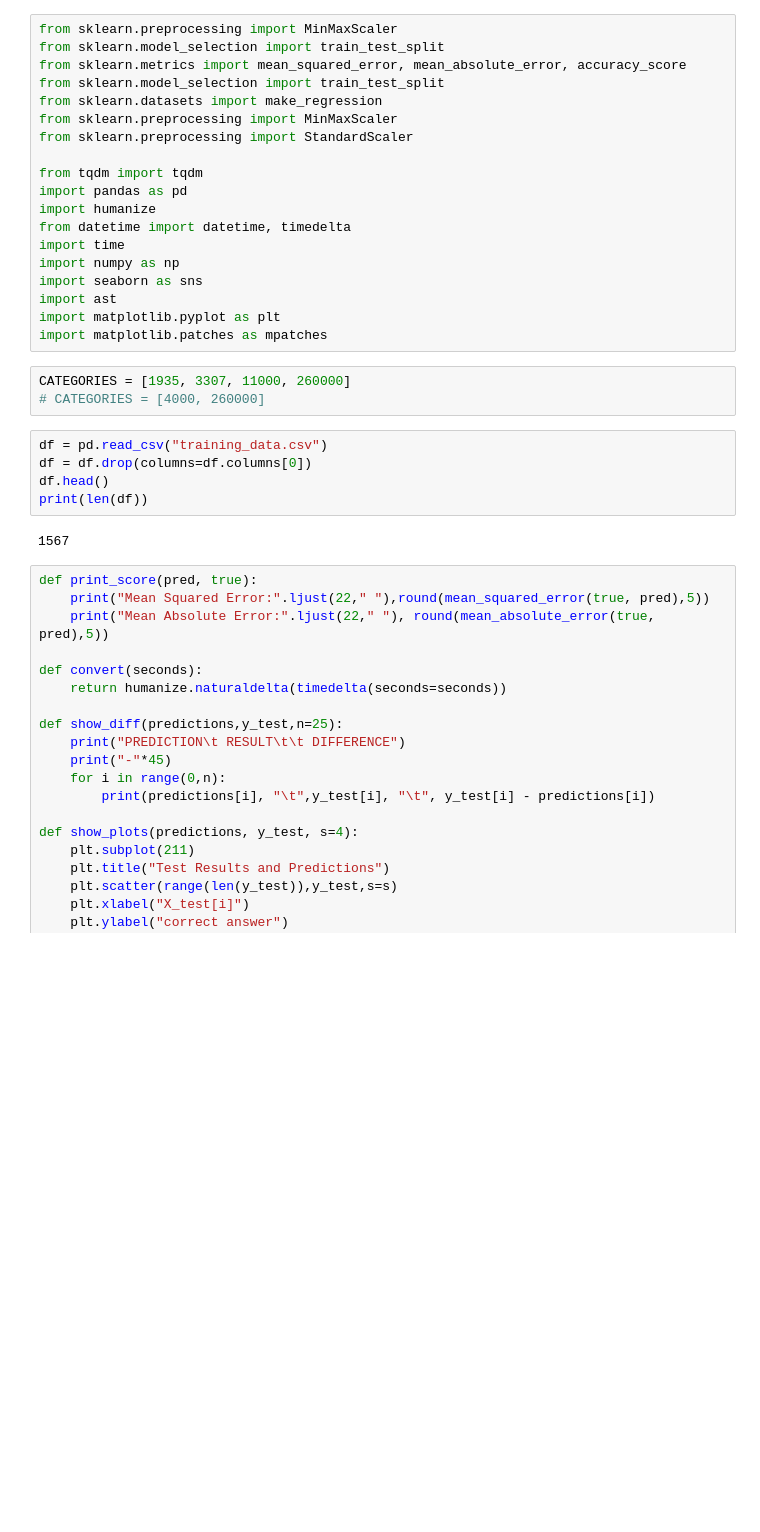
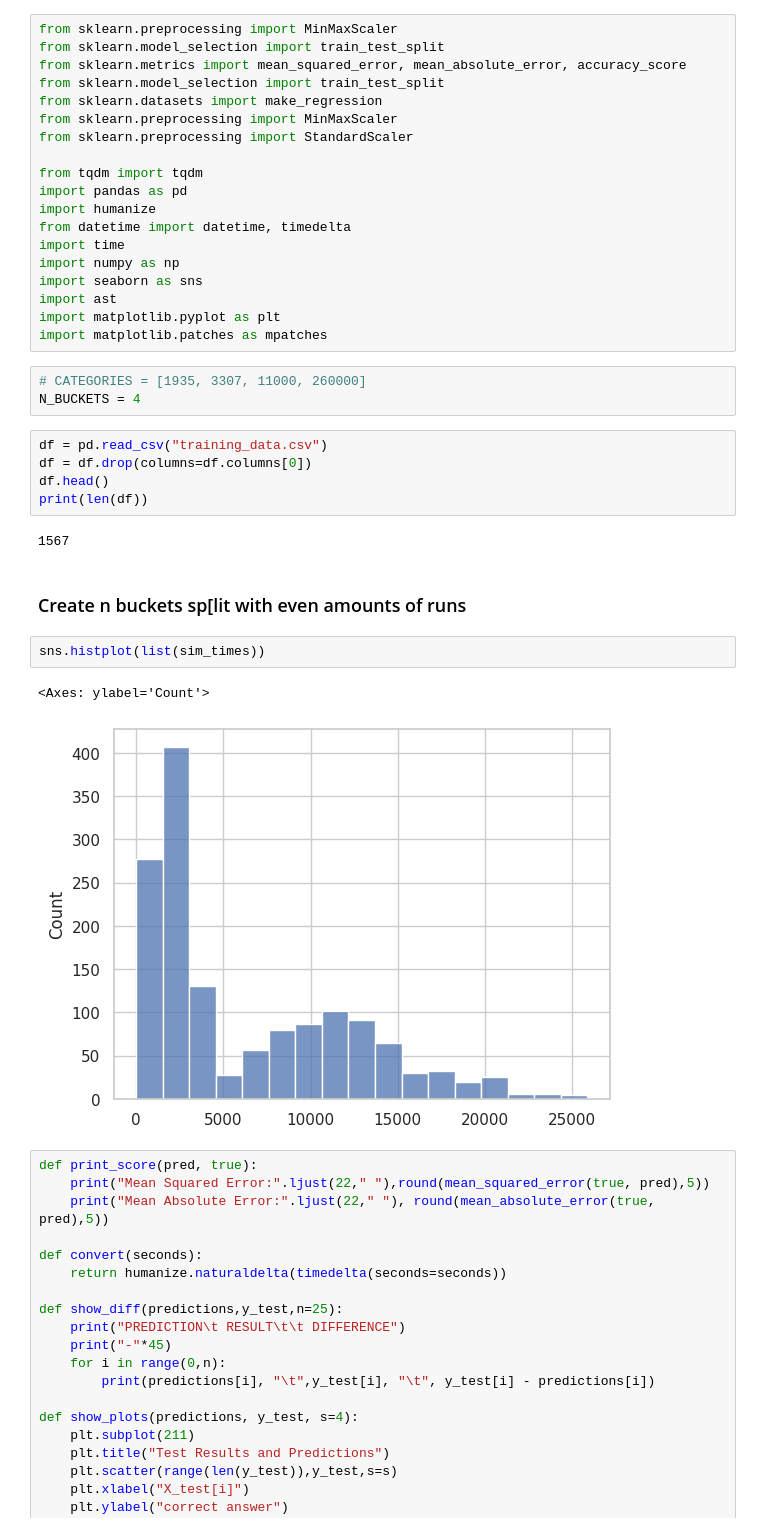
Before and after one commit to devinshende/learning-ml, a Jupyter notebook: classification.ipynb, the cells around one changed output. Drawn from its saved outputs; the diff is of its cells as text; blank space fills up the shorter version.

```diff
--- a/classification.ipynb
+++ b/classification.ipynb
@@ -20,8 +20,8 @@ import ast
 import matplotlib.pyplot as plt
 import matplotlib.patches as mpatches
 # %%
-CATEGORIES = [1935, 3307, 11000, 260000]
-# CATEGORIES = [4000, 260000]
+# CATEGORIES = [1935, 3307, 11000, 260000]
+N_BUCKETS = 4
 # %%
 df = pd.read_csv("training_data.csv")
 df = df.drop(columns=df.columns[0])
@@ -29,6 +29,13 @@ df.head()
 print(len(df))
 # %% [output]
 1567
+# %% [markdown]
+### Create n buckets sp[lit with even amounts of runs
+# %%
+sns.histplot(list(sim_times))
+# %% [output]
+<Axes: ylabel='Count'>
+[figure, added]
 # %%
 def print_score(pred, true):
     print("Mean Squared Error:".ljust(22," "),round(mean_squared_error(true, pred),5))
```
Also changed, not shown: parts of 41 cells of this notebook.
